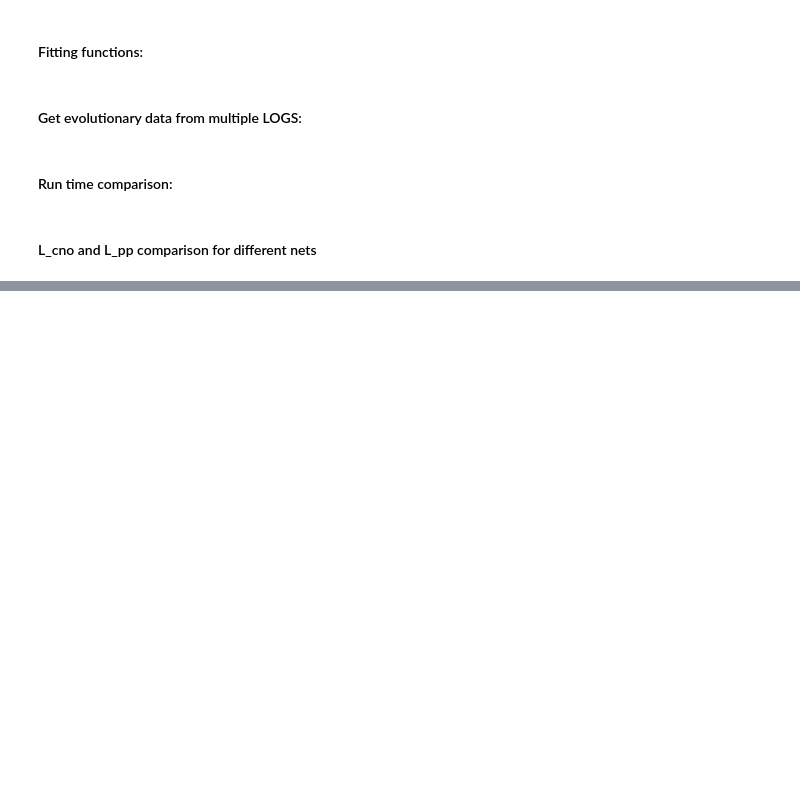
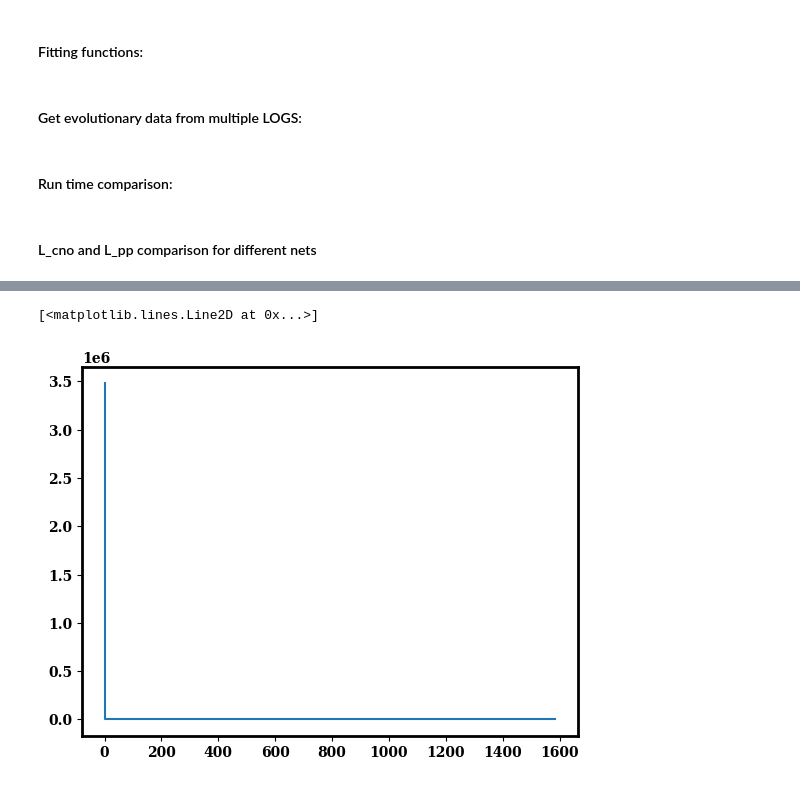
Before and after one commit to gautam-404/MESA-tests, a Jupyter notebook: net_plots.ipynb, the cells around one changed output, grey strips where cells are left out. Drawn from its saved outputs; the diff is of its cells as text; code cells hidden in the pictures; blank space fills up the shorter version.

```diff
--- a/net_plots.ipynb
+++ b/net_plots.ipynb
@@ -114,37 +118,19 @@ def get_evo_data(logs):
     """
     age, cno, pp, eps, dnu, L_nuc, M, Z, V, nets = [], [], [], [], [], [], [], [], [], []
     for logs_dir in logs:
-        hist, freqs, profs, n_profs, prof_index = get_data(logs_dir)
-        models = [i[0] for i in prof_index if i[2] in n_profs]
-        age_i = []
-        cno_i = []
-        pp_i = []
-        L_nuc_i = []
-        eps_i = []
-        dnu_i = []
-        print(logs_dir)
+        hist = get_data(logs_dir)
         M.append(logs_dir.split('/')[-1].split('_')[0].split('m')[-1])
         Z.append(logs_dir.split('/')[-1].split('_')[1].split('z')[-1])
         V.append(logs_dir.split('/')[-1].split('_')[2].split('v')[-1])
-        nets.append(logs_dir.split('/')[-1].split('_')[3].split('net')[-1])
-        for i in range(len(freqs)):
-            Dnu, epsilon = get_fit(0, freqs[i])
-            eps_i.append(epsilon)
-            age_i.append(hist[hist.model_number == models[i]]['star_age']/1e6)
-            dnu_i.append(Dnu)
-            cno_i.append(hist[hist.model_number == models[i]]['cno'].values[0])
-            pp_i.append(hist[hist.model_number == models[i]]['pp'].values[0])
-            L_nuc_i.append(hist[hist.model_number == models[i]]['log_Lnuc'].values[0])
-        age.append(age_i)
-        cno.append(cno_i)
-        pp.append(pp_i)
-        eps.append(eps_i)
-        dnu.append(dnu_i)
-        L_nuc.append(L_nuc_i)
-    return age, cno, pp, eps, dnu, L_nuc, M, Z, V, nets
+        nets.append(" ".join(logs_dir.split('/')[-1].split('_')[3:]).split('net')[-1])
+        age.append(hist['star_age'])
+        cno.append(hist['cno'])
+        pp.append(hist['pp'])
+        L_nuc.append(hist['log_L'])
+    return age, cno, pp, L_nuc, M, Z, V, nets
 
-logs = sorted(glob.glob("test/m*"))
-age, cno, pp, eps, dnu, L_nuc, M, Z, V, nets = get_evo_data(logs)
+# logs = sorted(glob.glob("test/m*"))
+# age, cno, pp, eps, dnu, L_nuc, M, Z, V, nets = get_evo_data(logs)
 # %% [markdown]
 #### Run time comparison:
 # %%
@@ -209,0 +209,5 @@ get_evo_time(logs)
+# %%
+plt.plot(age[0]/1e6, 10**np.array(pp[0]))
+# %% [output]
+[<matplotlib.lines.Line2D at 0x...>]
+[figure, added]
```
Also changed, not shown: parts of 6 cells of this notebook, 7 other files.
